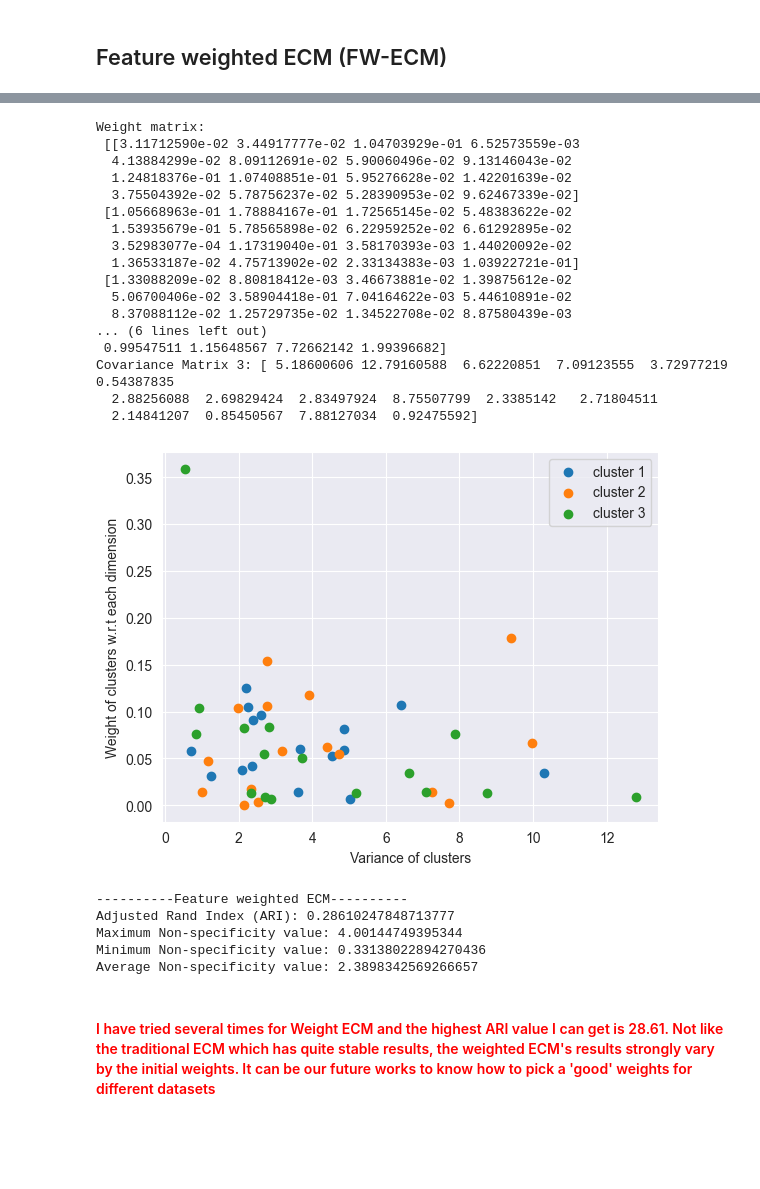
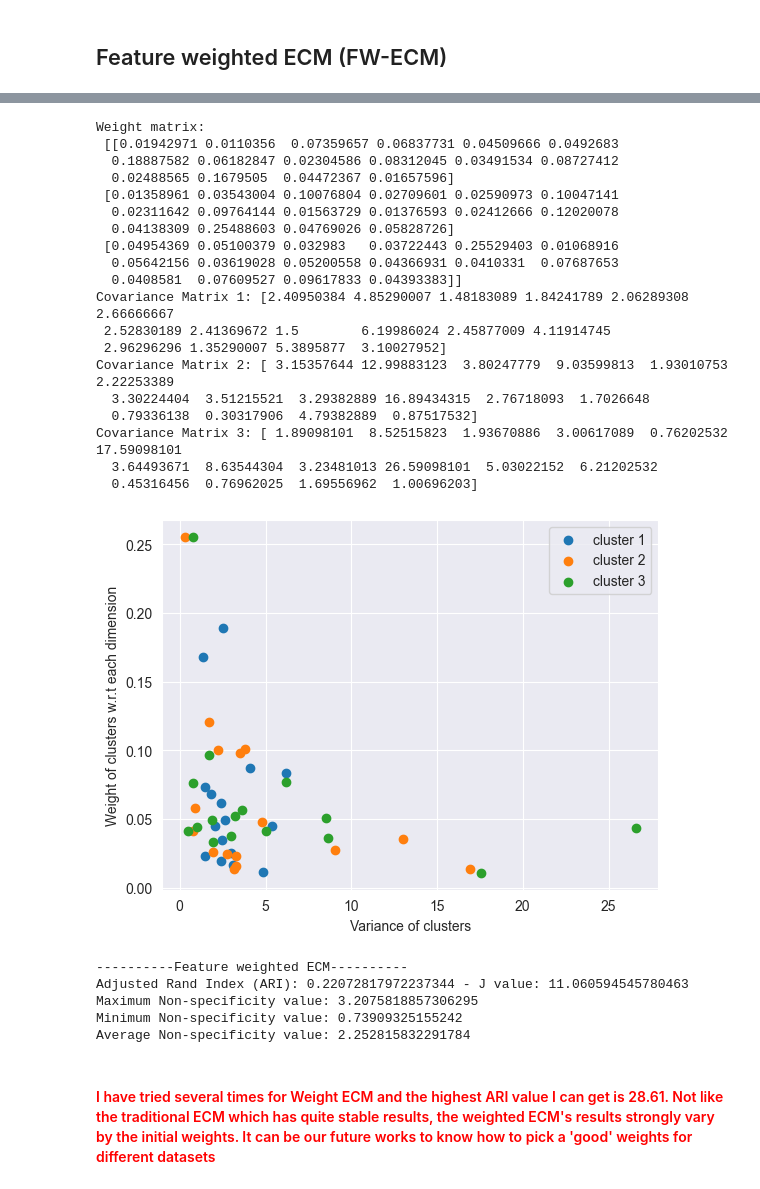
Before and after one commit to tridogithub/evclust, a Jupyter notebook: docs/fwecm_letters.ipynb, the cells around one changed output, grey strips where cells are left out. Saved outputs shown, nothing was run; the diff lists cells and outputs as text; code cells hidden in the pictures; blank space fills up the shorter version.

Commit message:
Weighted ECM with 10 times to get minimum J value

```diff
--- a/docs/fwecm_letters.ipynb
+++ b/docs/fwecm_letters.ipynb
@@ -137,7 +136,8 @@ Average Non-specificity value: 2.2073908764869086
 # %%
 # Feature weighted ECM clustering
 c = 3
-model = fwecm(x=X, c=c, beta=2, alpha=0.1, delta=29, ntrials=1, epsi=1e-6)
+# W = np.random.dirichlet(np.ones(X.shape[1]), c)
+model = fwecm(x=X, c=c, beta=2, alpha=0.1, delta=29, ntrials=10, epsi=1e-5)
 
 ev_plot(model, X=X)
 ev_pcaplot(data=X, x=model, normalize=False)
@@ -174,7 +174,7 @@ plt.show()
 # Compute the Adjusted Rand Index (ARI)
 ari = adjusted_rand_score(true_labels, predicted_labels)
 print("----------Feature weighted ECM----------")
-print(f"Adjusted Rand Index (ARI): {ari}")
+print(f"Adjusted Rand Index (ARI): {ari} - J value: {model['crit']}")
 
 # Calculate Non-specificity
 calculate_non_specificity(model)
@@ -201,26 +201,28 @@ calculate_non_specificity(model)
 Weight matrix:
- [[3.11712590e-02 3.44917777e-02 1.04703929e-01 6.52573559e-03
-  4.13884299e-02 8.09112691e-02 5.90060496e-02 9.13146043e-02
-  1.24818376e-01 1.07408851e-01 5.95276628e-02 1.42201639e-02
-  3.75504392e-02 5.78756237e-02 5.28390953e-02 9.62467339e-02]
- [1.05668963e-01 1.78884167e-01 1.72565145e-02 5.48383622e-02
-  1.53935679e-01 5.78565898e-02 6.22959252e-02 6.61292895e-02
-  3.52983077e-04 1.17319040e-01 3.58170393e-03 1.44020092e-02
-  1.36533187e-02 4.75713902e-02 2.33134383e-03 1.03922721e-01]
- [1.33088209e-02 8.80818412e-03 3.46673881e-02 1.39875612e-02
-  5.06700406e-02 3.58904418e-01 7.04164622e-03 5.44610891e-02
-  8.37088112e-02 1.25729735e-02 1.34522708e-02 8.87580439e-03
-... (6 lines left out)
- 0.99547511 1.15648567 7.72662142 1.99396682]
-Covariance Matrix 3: [ 5.18600606 12.79160588  6.62220851  7.09123555  3.72977219  0.54387835
-  2.88256088  2.69829424  2.83497924  8.75507799  2.3385142   2.71804511
-  2.14841207  0.85450567  7.88127034  0.92475592]
+ [[0.01942971 0.0110356  0.07359657 0.06837731 0.04509666 0.0492683
+  0.18887582 0.06182847 0.02304586 0.08312045 0.03491534 0.08727412
+  0.02488565 0.1679505  0.04472367 0.01657596]
+ [0.01358961 0.03543004 0.10076804 0.02709601 0.02590973 0.10047141
+  0.02311642 0.09764144 0.01563729 0.01376593 0.02412666 0.12020078
+  0.04138309 0.25488603 0.04769026 0.05828726]
+ [0.04954369 0.05100379 0.032983   0.03722443 0.25529403 0.01068916
+  0.05642156 0.03619028 0.05200558 0.04366931 0.0410331  0.07687653
+  0.0408581  0.07609527 0.09617833 0.04393383]]
+Covariance Matrix 1: [2.40950384 4.85290007 1.48183089 1.84241789 2.06289308 2.66666667
+ 2.52830189 2.41369672 1.5        6.19986024 2.45877009 4.11914745
+ 2.96296296 1.35290007 5.3895877  3.10027952]
+Covariance Matrix 2: [ 3.15357644 12.99883123  3.80247779  9.03599813  1.93010753  2.22253389
+  3.30224404  3.51215521  3.29382889 16.89434315  2.76718093  1.7026648
+  0.79336138  0.30317906  4.79382889  0.87517532]
+Covariance Matrix 3: [ 1.89098101  8.52515823  1.93670886  3.00617089  0.76202532 17.59098101
+  3.64493671  8.63544304  3.23481013 26.59098101  5.03022152  6.21202532
+  0.45316456  0.76962025  1.69556962  1.00696203]
-[figure, old version]
+[figure, new version]
 ----------Feature weighted ECM----------
-Adjusted Rand Index (ARI): 0.28610247848713777
-Maximum Non-specificity value: 4.00144749395344
-Minimum Non-specificity value: 0.33138022894270436
-Average Non-specificity value: 2.3898342569266657
+Adjusted Rand Index (ARI): 0.22072817972237344 - J value: 11.060594545780463
+Maximum Non-specificity value: 3.2075818857306295
+Minimum Non-specificity value: 0.73909325155242
+Average Non-specificity value: 2.252815832291784
 # %% [markdown]
 #### <span style="color:red"> I have tried several times for Weight ECM and the highest ARI value I can get is 28.61. Not like the traditional ECM which has quite stable results, the weighted ECM's results strongly vary by the initial weights. It can be our future works to know how to pick a 'good' weights for different datasets  </span>
 # %% [markdown]
```
Also changed, not shown: parts of 2 cells of this notebook.
